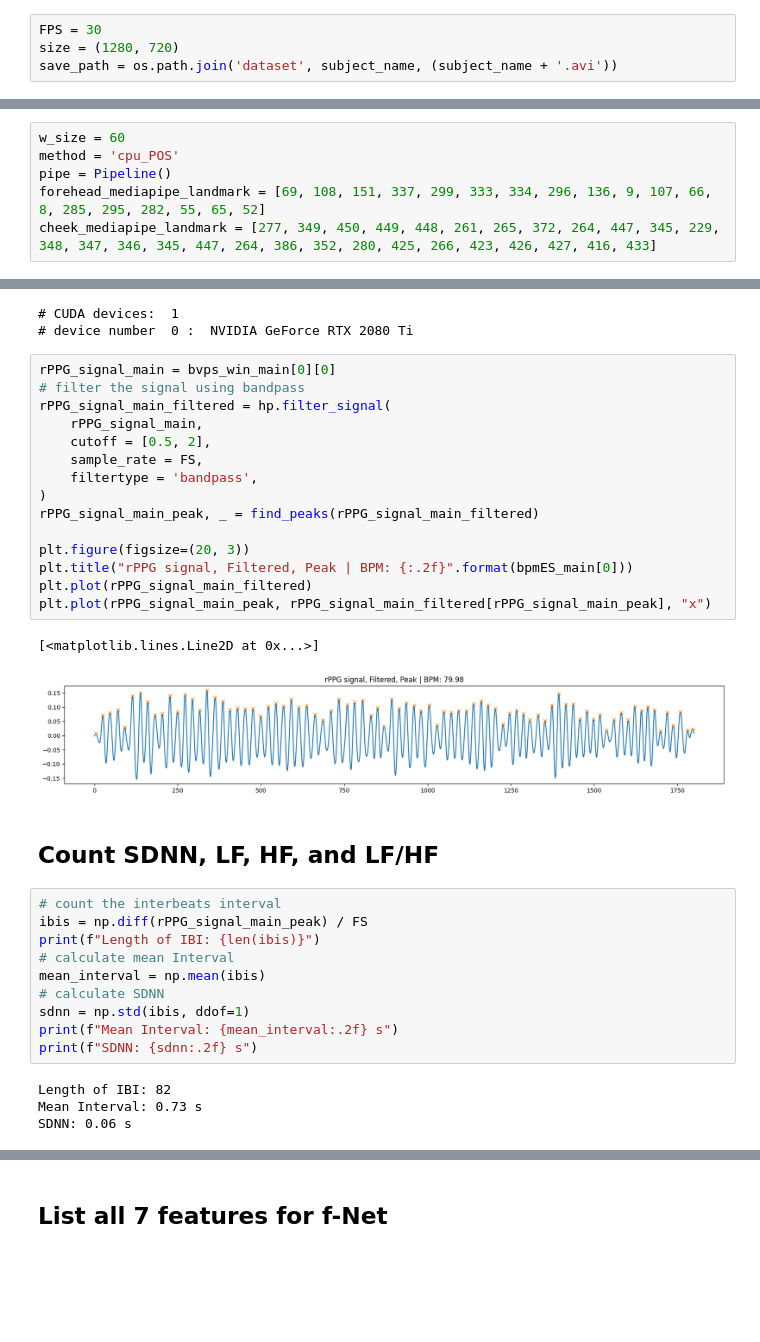
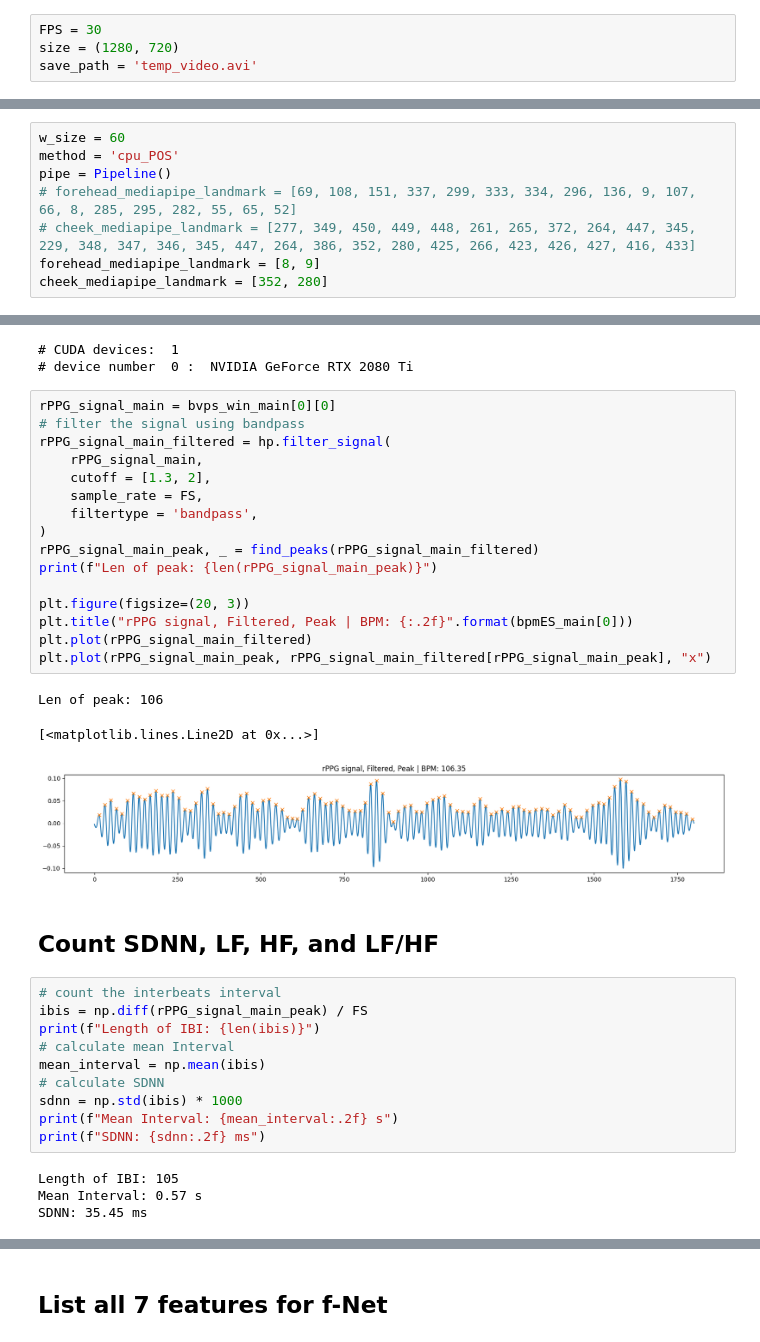
Before and after one commit to mctosima/fsnet_replication, a Jupyter notebook: preparing_F_data.ipynb, the cells around one changed output, grey strips where cells are left out. Saved outputs shown, nothing was run; the diff lists cells and outputs as text; blank space fills up the shorter version.

```diff
--- a/preparing_F_data.ipynb
+++ b/preparing_F_data.ipynb
@@ -38,7 +42,7 @@ for image in img_frame_individual_path:
 # %%
 FPS = 30
 size = (1280, 720)
-save_path = os.path.join('dataset', subject_name, (subject_name + '.avi'))
+save_path = 'temp_video.avi'
 # %%
 out = cv2.VideoWriter(save_path, cv2.VideoWriter_fourcc(*'MJPG'), FPS, size)
 
@@ -66,8 +68,10 @@ Up until now, I dont have any proper method to select the landmark. I referencin
 w_size = 60
 method = 'cpu_POS'
 pipe = Pipeline()
-forehead_mediapipe_landmark = [69, 108, 151, 337, 299, 333, 334, 296, 136, 9, 107, 66, 8, 285, 295, 282, 55, 65, 52]
-cheek_mediapipe_landmark = [277, 349, 450, 449, 448, 261, 265, 372, 264, 447, 345, 229, 348, 347, 346, 345, 447, 264, 386, 352, 280, 425, 266, 423, 426, 427, 416, 433]
+# forehead_mediapipe_landmark = [69, 108, 151, 337, 299, 333, 334, 296, 136, 9, 107, 66, 8, 285, 295, 282, 55, 65, 52]
+# cheek_mediapipe_landmark = [277, 349, 450, 449, 448, 261, 265, 372, 264, 447, 345, 229, 348, 347, 346, 345, 447, 264, 386, 352, 280, 425, 266, 423, 426, 427, 416, 433]
+forehead_mediapipe_landmark = [8, 9]
+cheek_mediapipe_landmark = [352, 280]
 # %%
 bvps_win_fh, timesES_fh, bpmES_fh = pipe.run_on_video(
     videoFileName=save_path,
@@ -178,21 +227,23 @@ bvps_win_main, timesES_main, bpmES_main = pipe.run_on_video(
 # %%
 rPPG_signal_main = bvps_win_main[0][0]
 # filter the signal using bandpass
 rPPG_signal_main_filtered = hp.filter_signal(
     rPPG_signal_main,
-    cutoff = [0.5, 2],
+    cutoff = [1.3, 2],
     sample_rate = FS,
     filtertype = 'bandpass',
 )
 rPPG_signal_main_peak, _ = find_peaks(rPPG_signal_main_filtered)
+print(f"Len of peak: {len(rPPG_signal_main_peak)}")
 
 plt.figure(figsize=(20, 3))
 plt.title("rPPG signal, Filtered, Peak | BPM: {:.2f}".format(bpmES_main[0]))
 plt.plot(rPPG_signal_main_filtered)
 plt.plot(rPPG_signal_main_peak, rPPG_signal_main_filtered[rPPG_signal_main_peak], "x")
 # %% [output]
-[<matplotlib.lines.Line2D at 0x...>]
+Len of peak: 106
+[<matplotlib.lines.Line2D at 0x...>]
-[figure, old version]
+[figure, new version]
 # %% [markdown]
 ## Count SDNN, LF, HF, and LF/HF
 # %%
@@ -202,13 +253,13 @@ print(f"Length of IBI: {len(ibis)}")
 # calculate mean Interval
 mean_interval = np.mean(ibis)
 # calculate SDNN
-sdnn = np.std(ibis, ddof=1)
+sdnn = np.std(ibis) * 1000
 print(f"Mean Interval: {mean_interval:.2f} s")
-print(f"SDNN: {sdnn:.2f} s")
+print(f"SDNN: {sdnn:.2f} ms")
 # %% [output]
-Length of IBI: 82
-Mean Interval: 0.73 s
-SDNN: 0.06 s
+Length of IBI: 105
+Mean Interval: 0.57 s
+SDNN: 35.45 ms
 # %%
 # resample IBIs to a uniform scale
 t = np.arange(0, ibis.sum(), 1/FS)
```
Also changed, not shown: parts of 22 cells of this notebook, 3 other files.
